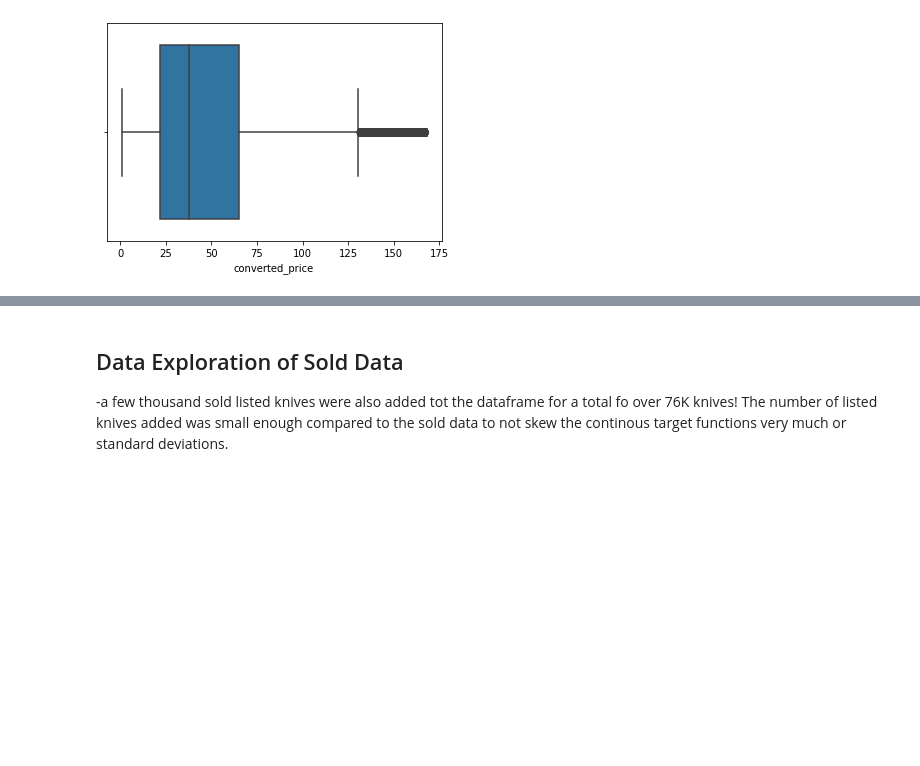
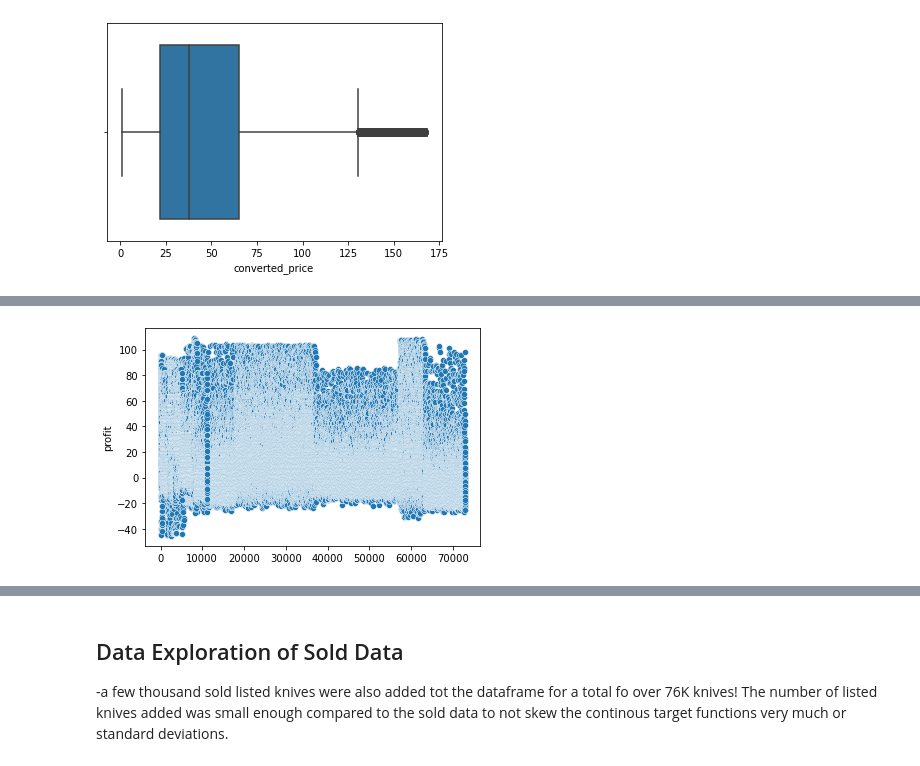
Before and after one commit to ddey117/Neural_Network_Predicting_Reseller_Success_Ebay, a Jupyter notebook: Data_Exploration.ipynb, the cells around one changed output, grey strips where cells are left out. Cells and saved outputs as stored; diff of their text form; code cells hidden in the pictures; blank space fills up the shorter version.

```diff
--- a/Data_Exploration.ipynb
+++ b/Data_Exploration.ipynb
@@ -817,2 +804,6 @@ min          0.990000
 max        167.770000
 Name: converted_price, dtype: float64
+# %%
+sns.scatterplot(x=df.index,y='profit', data=df);
+# %% [output]
+[figure, added]
```
Also changed, not shown: parts of 25 cells of this notebook, 59 other files.
